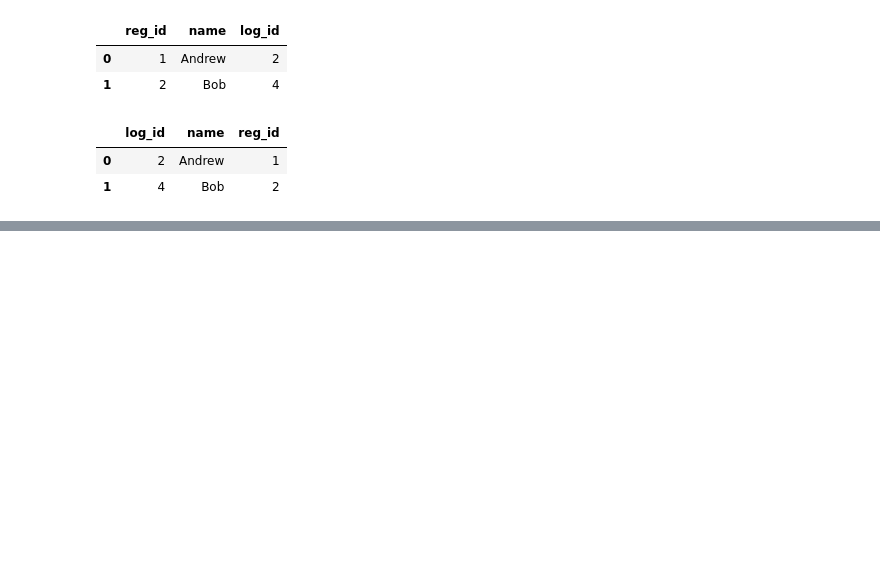
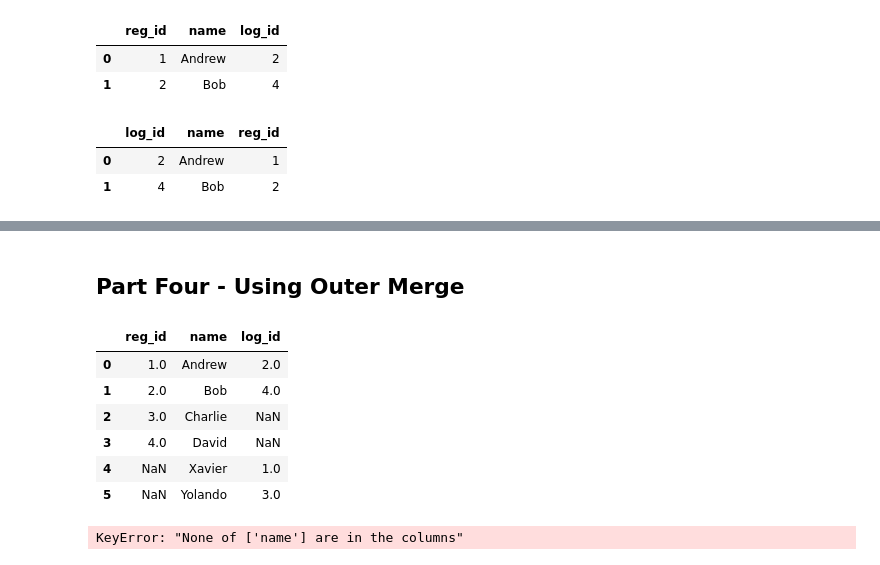
Before and after one commit to ayushgupta-repo/DATA_SCIENCE, a Jupyter notebook: 05_pandas/video_16_17_18_19.ipynb, the cells around one changed output, grey strips where cells are left out. Cells and saved outputs as stored; diff of their text form; code cells hidden in the pictures; blank space fills up the shorter version.

Commit message:
Completed merging section

```diff
--- a/05_pandas/video_16_17_18_19.ipynb
+++ b/05_pandas/video_16_17_18_19.ipynb
@@ -238,0 +293,23 @@ pd.merge(logins, registrations, how='inner', on='name')
+# %% [markdown]
+## Part Four - Using Outer Merge
+# %%
+# NOTE: Outer merge allows include everything from both tables.
+
+pd.merge(registrations, logins, how='outer', on='name')
+
+
+# NOTE: Changing table order will only change the column sequences not the result. Also as from below it contains all records except for those which are not present in either of the tables is containing NaN as value.
+# %% [output]
+|  | reg_id | name | log_id |
+| 0 | 1.0 | Andrew | 2.0 |
+| 1 | 2.0 | Bob | 4.0 |
+| 2 | 3.0 | Charlie | NaN |
+| 3 | 4.0 | David | NaN |
+| 4 | NaN | Xavier | 1.0 |
+| 5 | NaN | Yolando | 3.0 |
+# %%
+# Merging based on index
+
+registrations = registrations.set_index('name')
+# %% [output]
+KeyError: "None of ['name'] are in the columns"
```
Also changed, not shown: parts of 23 cells of this notebook.
